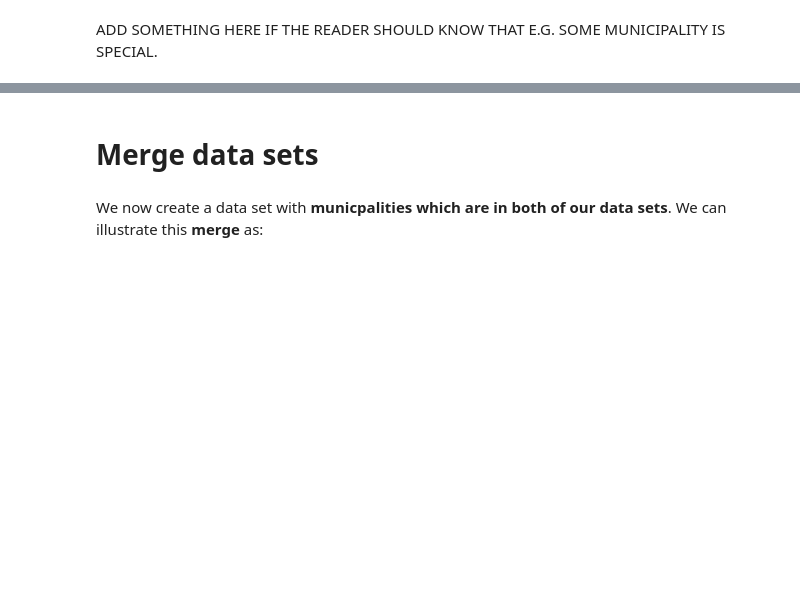
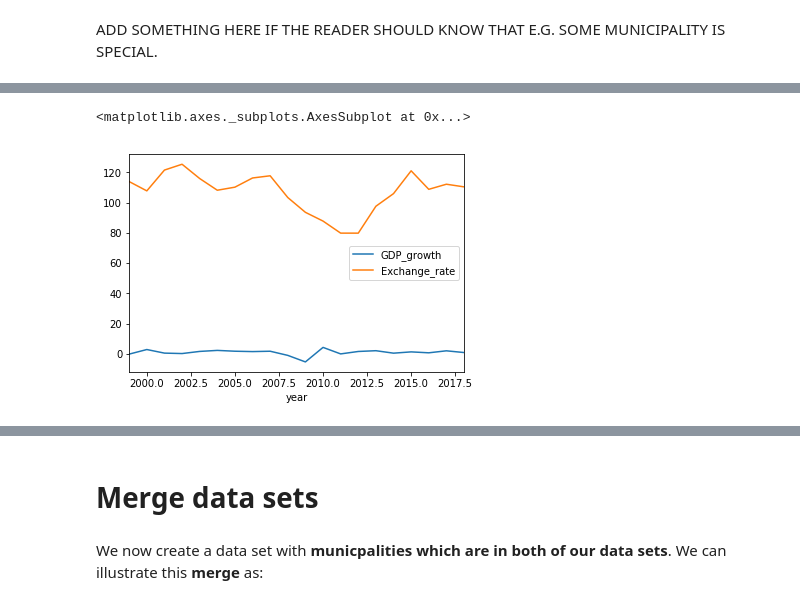
Before and after one commit to NumEconCopenhagen/projects-2020-matrixgymnasterne, a Jupyter notebook: dataproject/dataproject.ipynb, the cells around one changed output, grey strips where cells are left out. Drawn from its saved outputs; the diff is of its cells as text; code cells hidden in the pictures; blank space fills up the shorter version.

```diff
--- a/dataproject/dataproject.ipynb
+++ b/dataproject/dataproject.ipynb
@@ -184,2 +187,11 @@ interactive(children=(Dropdown(description='Dataset', options=('Exchange rate',
 # %% [markdown]
 ADD SOMETHING HERE IF THE READER SHOULD KNOW THAT E.G. SOME MUNICIPALITY IS SPECIAL.
+# %%
+JPN_G = gdpg2_long.loc[gdpg2_long['Country_Code'] == 'JPN', :]
+JPN_E = er2_long.loc[er2_long['Country_Code'] == 'JPN', :]
+
+
+mergedJPN = pd.merge(JPN_G, JPN_E, how='inner',on=['Country_Code','year'])
+
+
+mergedJPN.head(1000)
@@ -185,0 +216,16 @@ ADD SOMETHING HERE IF THE READER SHOULD KNOW THAT E.G. SOME MUNICIPALITY IS SPEC
+# %%
+def plot_er_gdpgJPN(mergedJPN):
+    ax1.plot(x=mergedJPN.loc[['year']=='1999':'2018',:], y=mergedJPN.loc[['Exchange_rate']=='0':'200',:], style='-o')
+    ax2 = ax.twinx()  # instantiate a second axes that shares the same x-axis
+    color = 'tab:blue'
+    ax2.plot(x='year', y='GDP_growth', style='-o')
+    ax2.set_ylabel('GDP_growth', color=color)  # we already handled the x-label with ax1
+
+    fig.tight_layout()  # otherwise the right y-label is slightly clipped
+
+#plt.show()
+
+mergedJPN.plot(x="year", y=["GDP_growth", "Exchange_rate"])
+# %% [output]
+<matplotlib.axes._subplots.AxesSubplot at 0x...>
+[figure, added]
```
Also changed, not shown: parts of 10 cells of this notebook.
